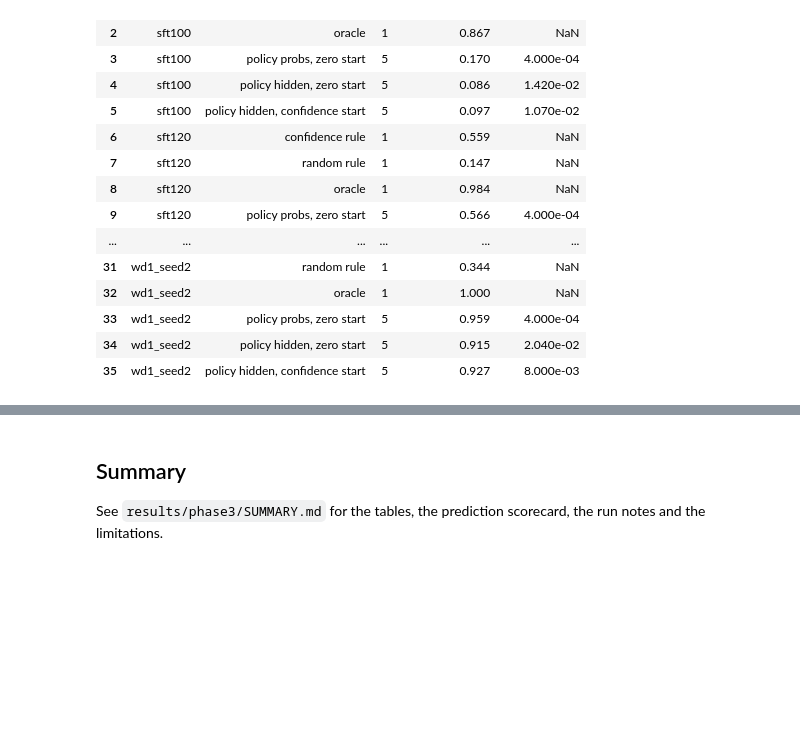
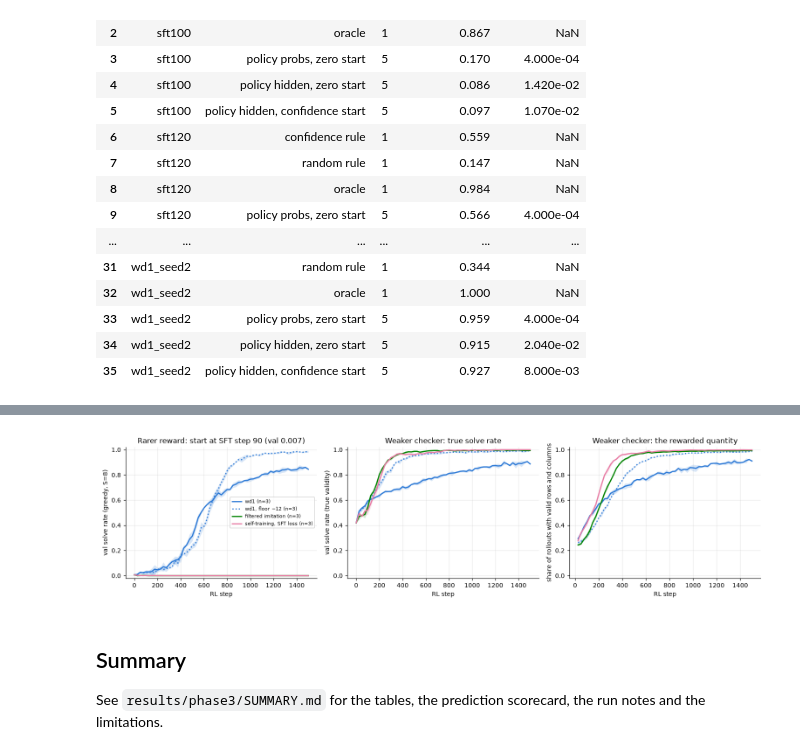
Before and after one commit to giovannigiofre/wsp-adaptive-decision-models, a Jupyter notebook: notebooks/phase3_rl_playground.ipynb, the cells around one changed output, grey strips where cells are left out. Drawn from its saved outputs; the diff is of its cells as text; code cells hidden in the pictures; blank space fills up the shorter version.

Commit message:
phase3: notebook and spec updated with the 3.6 robustness checks

```diff
--- a/notebooks/phase3_rl_playground.ipynb
+++ b/notebooks/phase3_rl_playground.ipynb
@@ -379,0 +422,3 @@ show("3.4b", "transfer_summary.csv")
+# %%
+show("3.6b", "summary.csv", "rarer_reward_weaker_checker.png")
+# %% [output]
@@ -380,3 +430,4 @@ show("3.4b", "transfer_summary.csv")
+[figure, added]
 # %% [markdown]
 ## Summary
 
```
Also changed, not shown: parts of 5 cells of this notebook, 2 other files.
